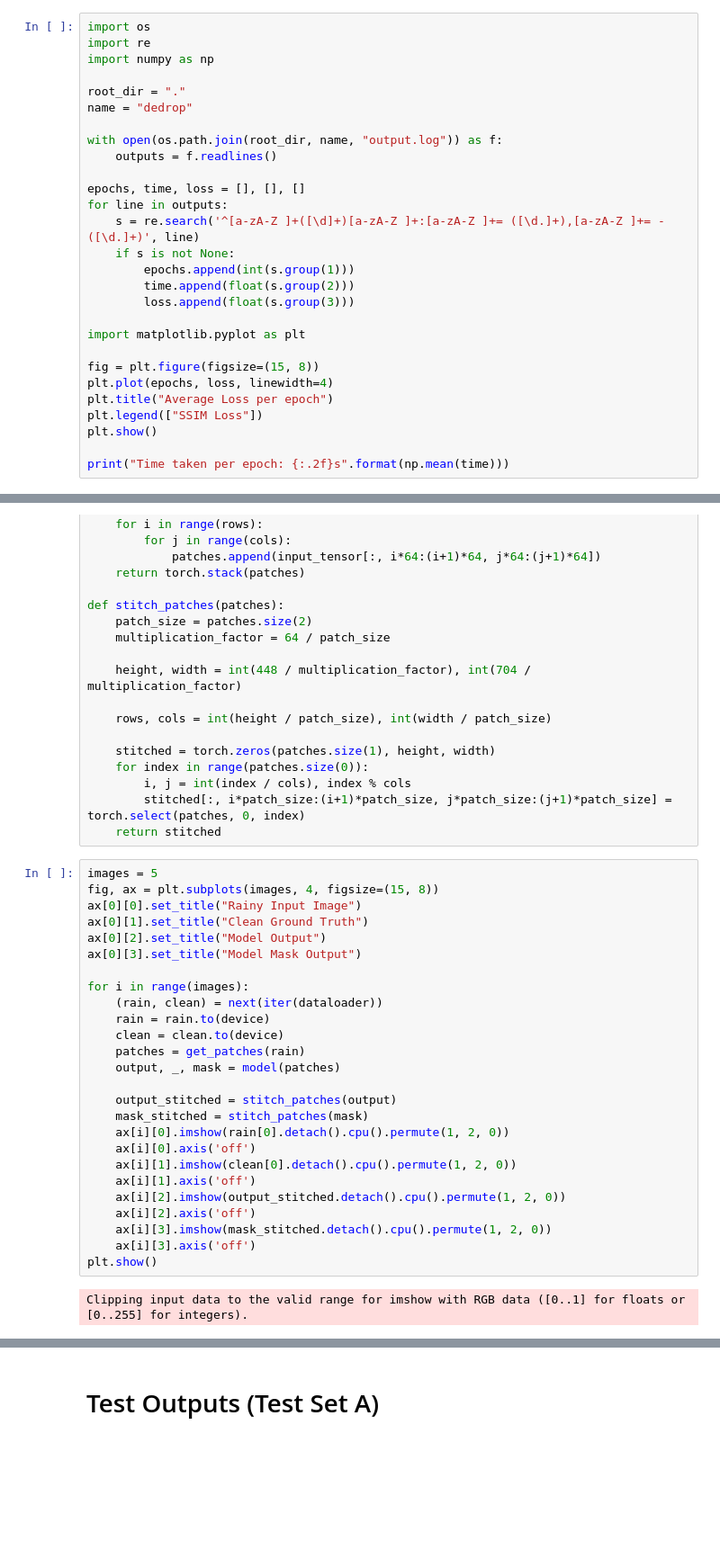
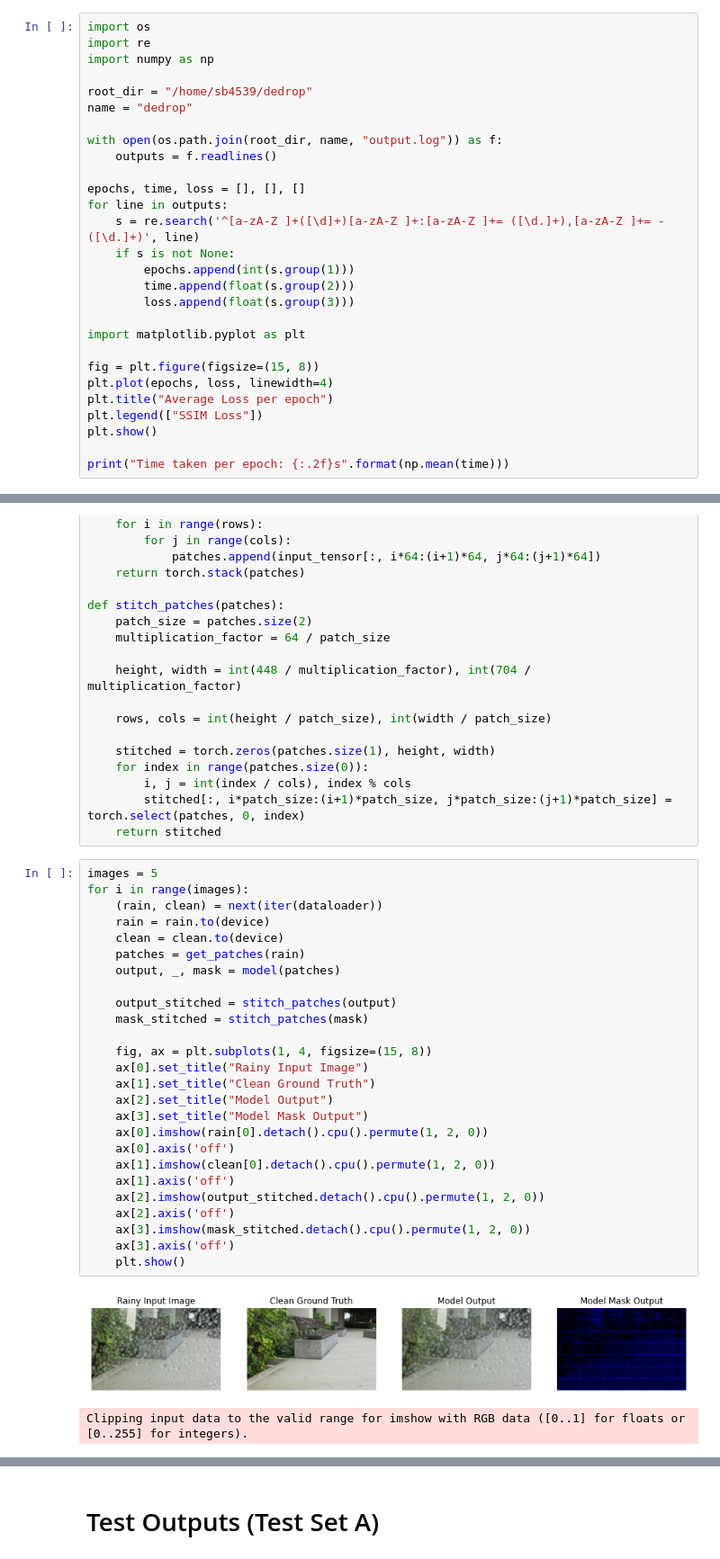
Before and after one commit to reficul31/dedrop, a Jupyter notebook: dedrop_results.ipynb, the cells around one changed output, grey strips where cells are left out. Shown at 90% size. Drawn from its saved outputs; the diff is of its cells as text; blank space fills up the shorter version.

```diff
--- a/dedrop_results.ipynb
+++ b/dedrop_results.ipynb
@@ -5,7 +5,7 @@ import os
 import re
 import numpy as np
 
-root_dir = "."
+root_dir = "/home/sb4539/dedrop"
 name = "dedrop"
 
 with open(os.path.join(root_dir, name, "output.log")) as f:
@@ -97,29 +97,30 @@ def stitch_patches(patches):
     return stitched
 # %%
 images = 5
-fig, ax = plt.subplots(images, 4, figsize=(15, 8))
-ax[0][0].set_title("Rainy Input Image")
-ax[0][1].set_title("Clean Ground Truth")
-ax[0][2].set_title("Model Output")
-ax[0][3].set_title("Model Mask Output")
-
 for i in range(images):
     (rain, clean) = next(iter(dataloader))
     rain = rain.to(device)
     clean = clean.to(device)
     patches = get_patches(rain)
     output, _, mask = model(patches)
 
     output_stitched = stitch_patches(output)
     mask_stitched = stitch_patches(mask)
-    ax[i][0].imshow(rain[0].detach().cpu().permute(1, 2, 0))
-    ax[i][0].axis('off')
-    ax[i][1].imshow(clean[0].detach().cpu().permute(1, 2, 0))
-    ax[i][1].axis('off')
-    ax[i][2].imshow(output_stitched.detach().cpu().permute(1, 2, 0))
-    ax[i][2].axis('off')
-    ax[i][3].imshow(mask_stitched.detach().cpu().permute(1, 2, 0))
-    ax[i][3].axis('off')
-plt.show()
+
+    fig, ax = plt.subplots(1, 4, figsize=(15, 8))
+    ax[0].set_title("Rainy Input Image")
+    ax[1].set_title("Clean Ground Truth")
+    ax[2].set_title("Model Output")
+    ax[3].set_title("Model Mask Output")
+    ax[0].imshow(rain[0].detach().cpu().permute(1, 2, 0))
+    ax[0].axis('off')
+    ax[1].imshow(clean[0].detach().cpu().permute(1, 2, 0))
+    ax[1].axis('off')
+    ax[2].imshow(output_stitched.detach().cpu().permute(1, 2, 0))
+    ax[2].axis('off')
+    ax[3].imshow(mask_stitched.detach().cpu().permute(1, 2, 0))
+    ax[3].axis('off')
+    plt.show()
 # %% [output]
+[figure, new version]
 Clipping input data to the valid range for imshow with RGB data ([0..1] for floats or [0..255] for integers).
```
Also changed, not shown: parts of 5 cells of this notebook, 1 other file.
